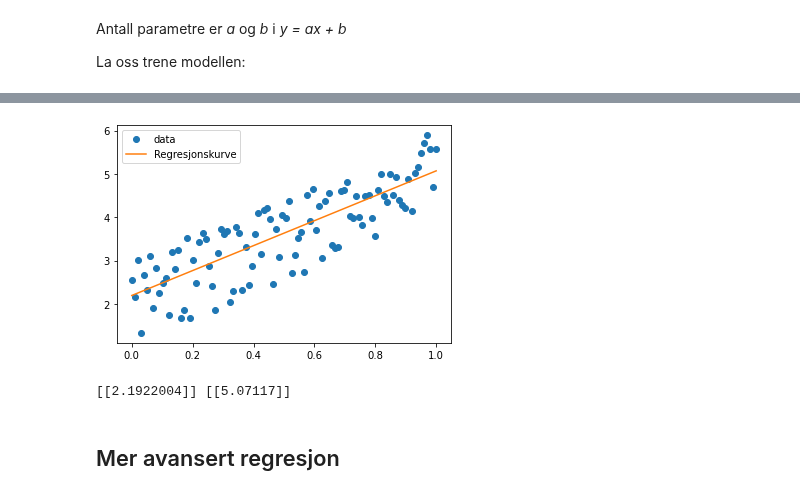
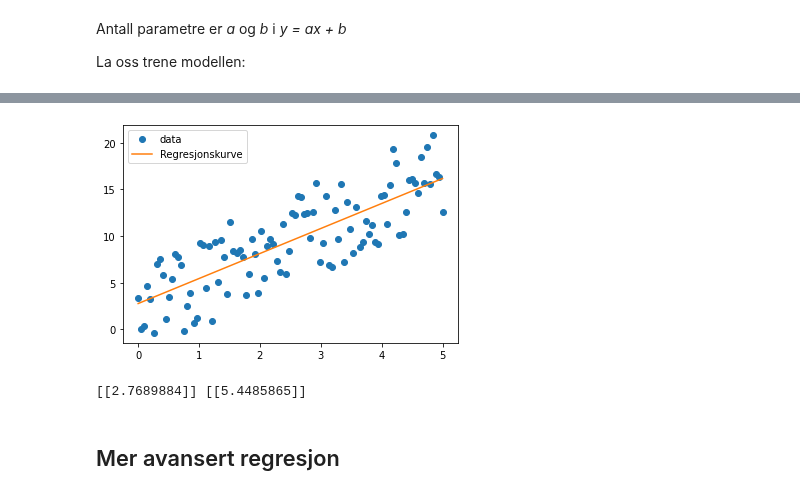
Before and after one commit to andreasdh/Programmering-og-modellering, a Jupyter notebook: docs/kunstig_intelligens_ml.ipynb, the cells around one changed output, grey strips where cells are left out. Drawn from its saved outputs; the diff is of its cells as text; code cells hidden in the pictures.

```diff
--- a/docs/kunstig_intelligens_ml.ipynb
+++ b/docs/kunstig_intelligens_ml.ipynb
@@ -20,8 +20,8 @@ from sklearn.utils import shuffle
 from sklearn.preprocessing import MinMaxScaler
 # %%
 N = 100
-x = np.linspace(0,1,N)
-y = 3*x + 2 + np.random.uniform(-1,1,N)
+x = np.linspace(0,5,N)
+y = 3*x + 2 + np.random.uniform(-5,5,N)
 
 plt.scatter(x, y)
 # %% [output]
@@ -31,7 +31,7 @@ plt.scatter(x, y)
 Modellen vi kan konstruere fra uttrykket $y = ax + b$ har kun én input-node ($x$) og én output-node ($y$), så det vi må gjøre, er å optimalisere vektingen slik at den nærmer seg _a_, som jo vekter _x_ i funksjonen. Dessuten vil få et et såkalt _bias_-ledd, her representert ved skjæringspunktet _b_ dersom modellen blir trent godt nok.
 # %%
 modell = tf.keras.Sequential()
-modell.add(Dense(units=1, activation='linear', input_shape=(1,)))
+modell.add(Dense(units=1, activation='linear', input_shape=[1,]))
 # %%
 læringsrate = 0.1  # Hvor fort modellen skal lære
 modell.compile(optimizer=Adam(læringsrate), loss = 'mse') # Optimizer = metode for å minimere loss
@@ -74,19 +74,19 @@ Epoch 500/500
 <tensorflow.python.keras.callbacks.History at 0x...>
 # %%
-x_fit = np.linspace(0, 1, 100)
+x_fit = np.linspace(0, 5, 100)
 y_fit = modell.predict(x_fit)
 plt.plot(x, y, linestyle = ' ', marker = 'o', label = 'data')
 plt.plot(x_fit, y_fit, label = 'Regresjonskurve')
 plt.legend()
 plt.show()
 # %% [output]
-[figure, old version]
+[figure, new version]
 # %%
 y1_test = modell.predict([0,])
 y2_test = modell.predict([1,])
 print(y1_test, y2_test)
 # %% [output]
-[[2.1922004]] [[5.07117]]
+[[2.7689884]] [[5.4485865]]
 # %% [markdown]
 ## Mer avansert regresjon
 # %%
```
Also changed, not shown: parts of 9 cells of this notebook, 9 other files.
